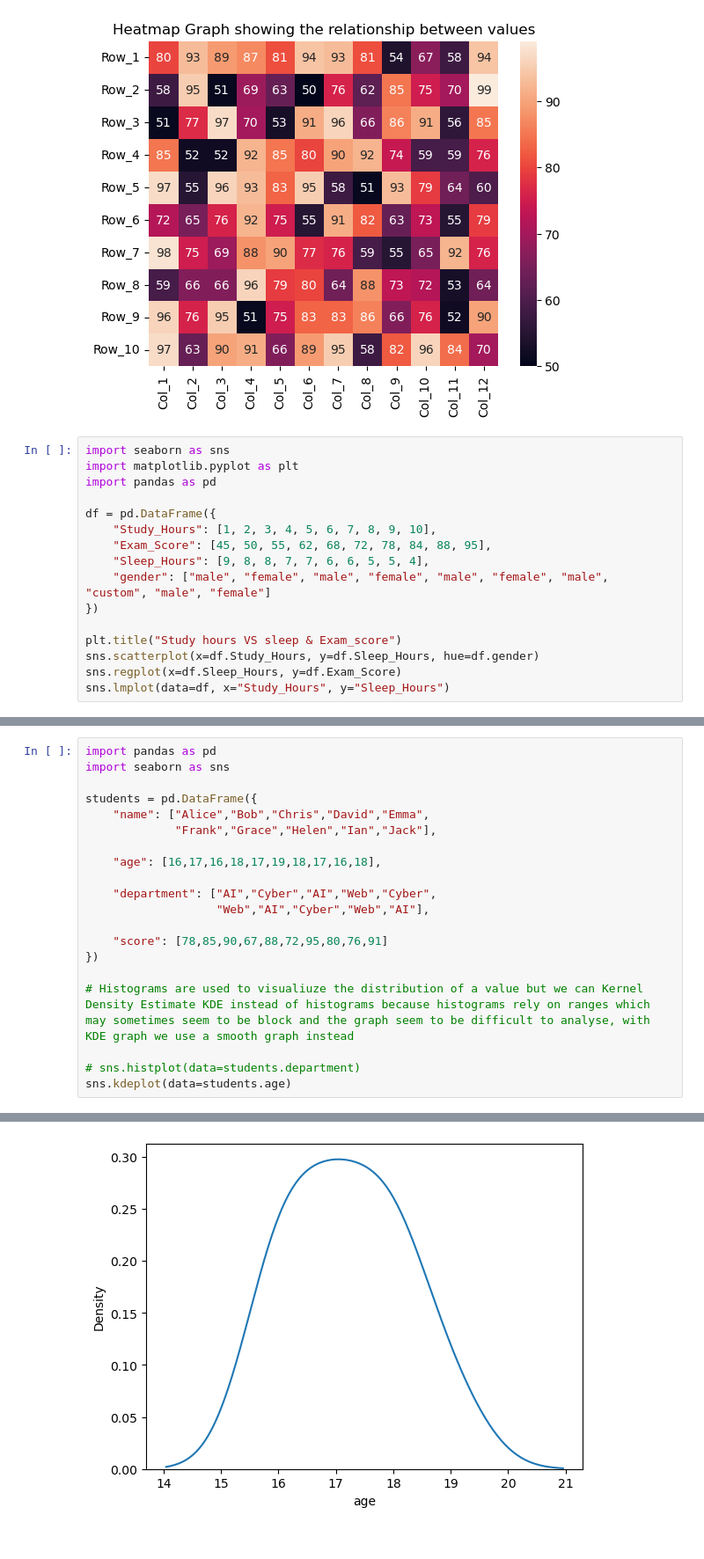
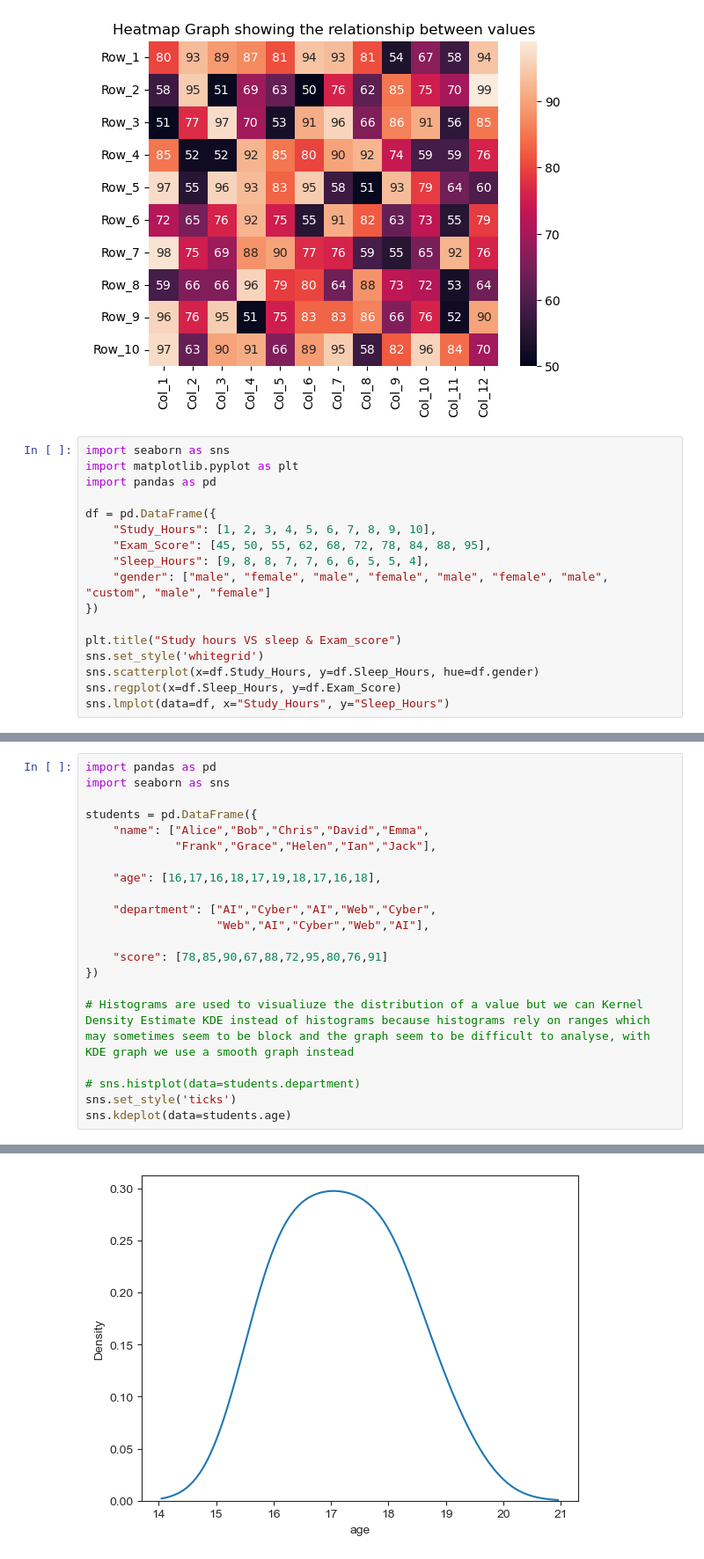
Before and after one commit to Honore-models/Pandas, a Jupyter notebook: Datavisualization_notebooks/visualization.ipynb, the cells around one changed output, grey strips where cells are left out. Shown at 88% size. Cells and saved outputs as stored; diff of their text form.

```diff
--- a/Datavisualization_notebooks/visualization.ipynb
+++ b/Datavisualization_notebooks/visualization.ipynb
@@ -69,6 +69,7 @@ df = pd.DataFrame({
 })
 
 plt.title("Study hours VS sleep & Exam_score")
+sns.set_style('whitegrid')
 sns.scatterplot(x=df.Study_Hours, y=df.Sleep_Hours, hue=df.gender)
 sns.regplot(x=df.Sleep_Hours, y=df.Exam_Score)
 sns.lmplot(data=df, x="Study_Hours", y="Sleep_Hours")
@@ -93,23 +94,24 @@ sns.swarmplot(data=df, x='smoker', y='charges')
 # %%
 import pandas as pd
 import seaborn as sns
 
 students = pd.DataFrame({
     "name": ["Alice","Bob","Chris","David","Emma",
              "Frank","Grace","Helen","Ian","Jack"],
 
     "age": [16,17,16,18,17,19,18,17,16,18],
 
     "department": ["AI","Cyber","AI","Web","Cyber",
                    "Web","AI","Cyber","Web","AI"],
 
     "score": [78,85,90,67,88,72,95,80,76,91]
 })
 
 # Histograms are used to visualiuze the distribution of a value but we can Kernel Density Estimate KDE instead of histograms because histograms rely on ranges which may sometimes seem to be block and the graph seem to be difficult to analyse, with KDE graph we use a smooth graph instead
 
 # sns.histplot(data=students.department)
+sns.set_style('ticks')
 sns.kdeplot(data=students.age)
 # %% [output]
 <Axes: xlabel='age', ylabel='Density'>
-[figure, old version]
+[figure, new version]
```
Also changed, not shown: parts of 2 cells of this notebook.
